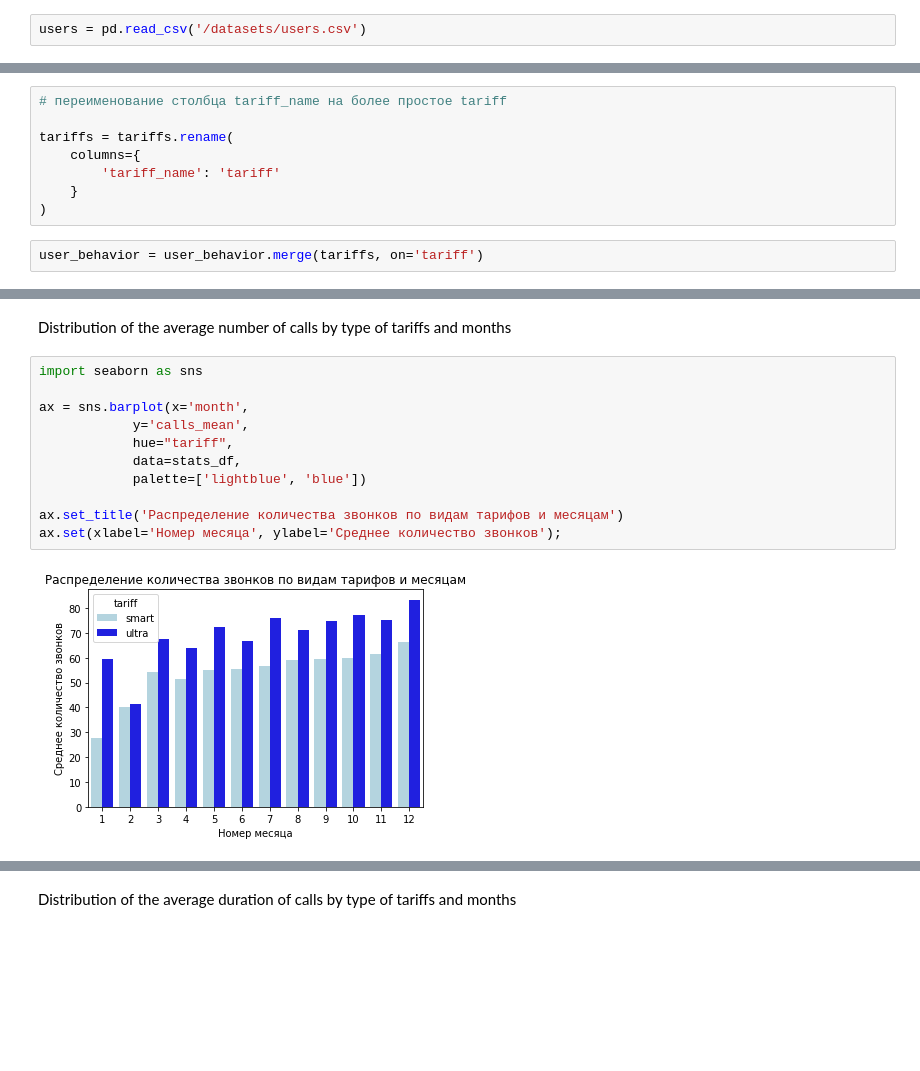
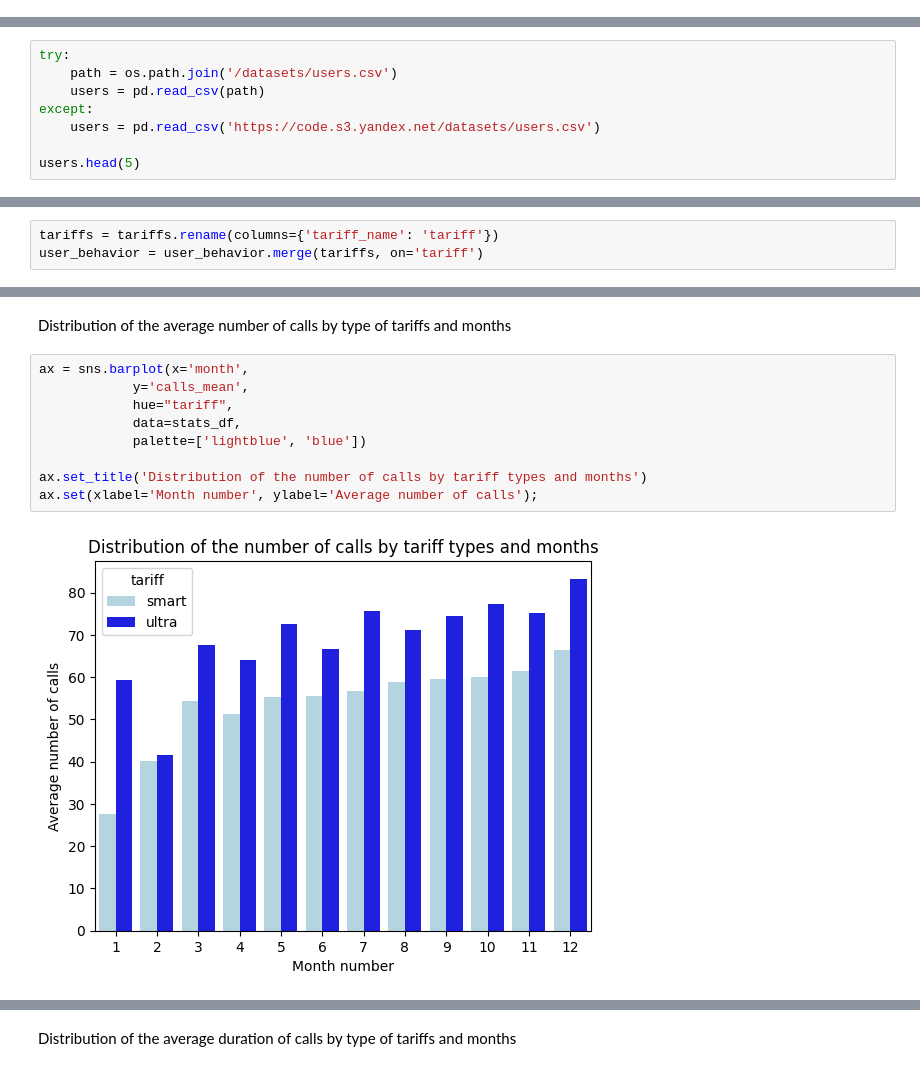
Before and after one commit to PSImera/Yandex.practicum.ds, a Jupyter notebook: Project_sprint_06_calls/calls_ENG.ipynb, the cells around one changed output, grey strips where cells are left out. Drawn from its saved outputs; the diff is of its cells as text; blank space fills up the shorter version.

```diff
--- a/Project_sprint_06_calls/calls_ENG.ipynb
+++ b/Project_sprint_06_calls/calls_ENG.ipynb
@@ -149,2 +134,0 @@ memory usage: 256.0+ bytes
-# %%
-users = pd.read_csv('/datasets/users.csv')
@@ -163,0 +135,8 @@ users.head(5)
+# %%
+try:
+    path = os.path.join('/datasets/users.csv')
+    users = pd.read_csv(path)
+except:
+    users = pd.read_csv('https://code.s3.yandex.net/datasets/users.csv')
+
+users.head(5)
@@ -395,15 +351,8 @@ user_behavior['messages'] = user_behavior['messages'].fillna(0)
 user_behavior['mb_used'] = user_behavior['mb_used'].fillna(0)
 # %% [markdown]
 We attach information about tariffs
-# %%
-# переименование столбца tariff_name на более простое tariff
-
-tariffs = tariffs.rename(
-    columns={
-        'tariff_name': 'tariff'
-    }
-)
 # %%
+tariffs = tariffs.rename(columns={'tariff_name': 'tariff'})
 user_behavior = user_behavior.merge(tariffs, on='tariff')
 # %% [markdown]
 We consider the number of minutes of conversation, messages and megabytes exceeding the included in the tariff
@@ -464,16 +410,14 @@ stats_df.head(10)
 # %% [markdown]
 Distribution of the average number of calls by type of tariffs and months
 # %%
-import seaborn as sns
-
 ax = sns.barplot(x='month',
             y='calls_mean',
             hue="tariff",
             data=stats_df,
             palette=['lightblue', 'blue'])
 
-ax.set_title('Распределение количества звонков по видам тарифов и месяцам')
-ax.set(xlabel='Номер месяца', ylabel='Среднее количество звонков');
+ax.set_title('Distribution of the number of calls by tariff types and months')
+ax.set(xlabel='Month number', ylabel='Average number of calls');
 # %% [output]
-[figure, old version]
+[figure, new version]
 # %%
```
Also changed, not shown: parts of 75 cells of this notebook, 3 other files.
